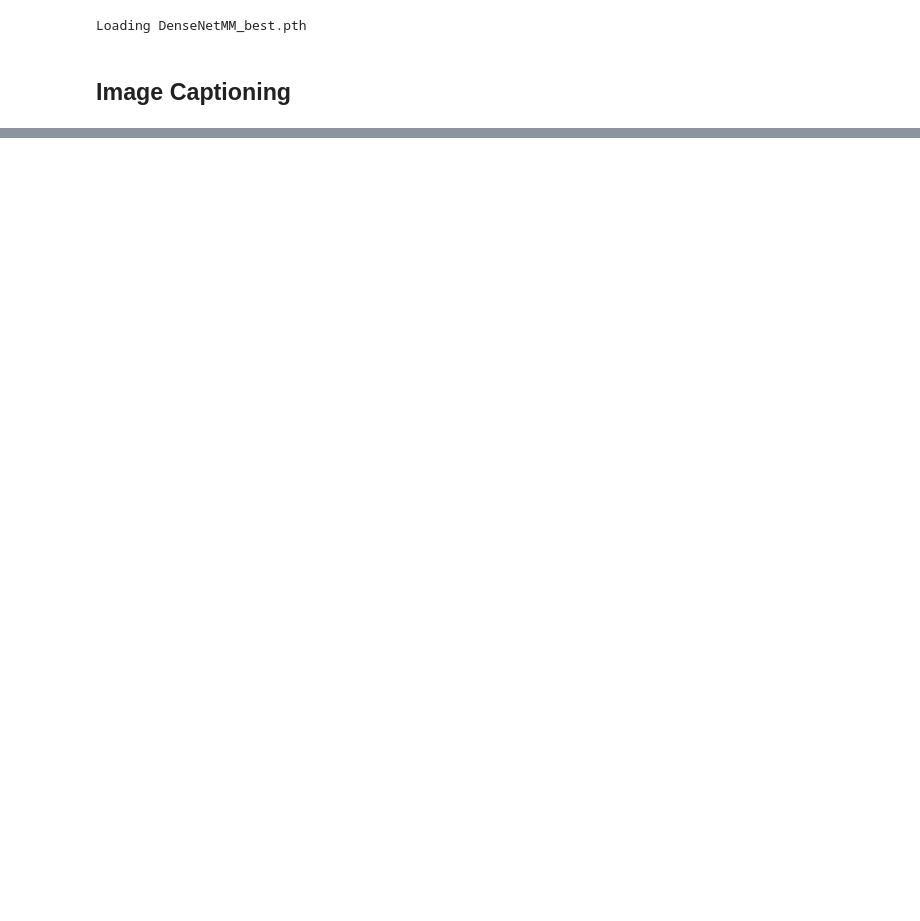
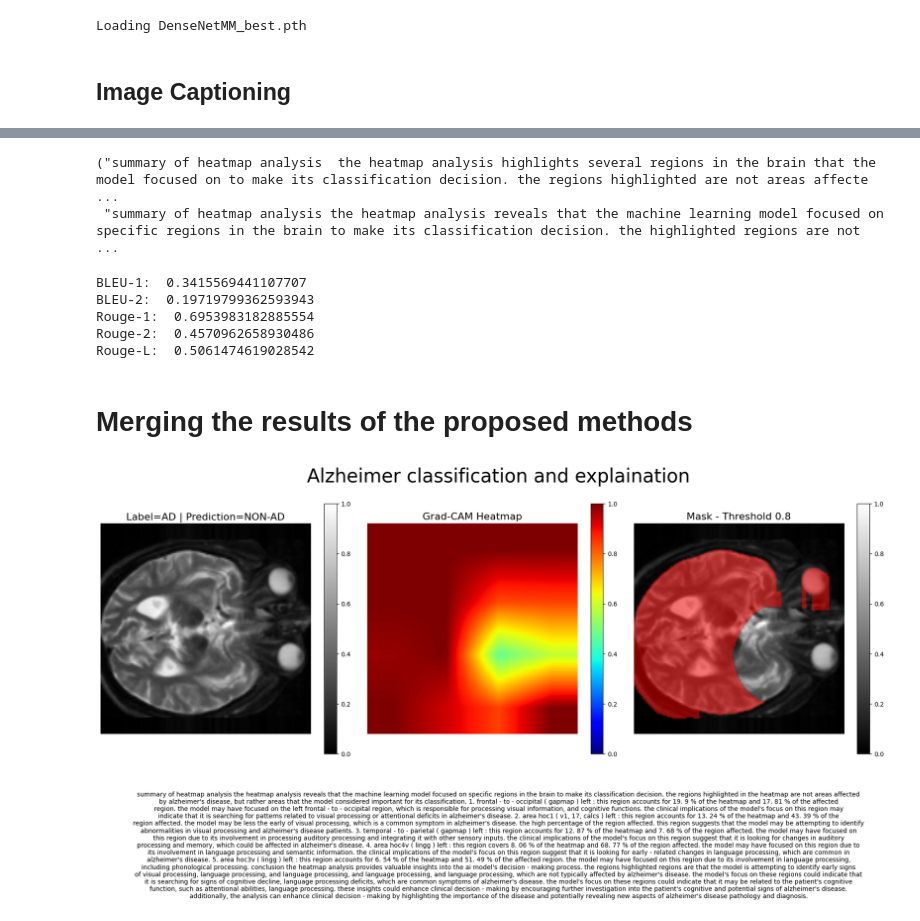
Before and after one commit to VitoNicolaLosavio/Explainable-AI-for-Alzheimer-s-Diagnosis-Textual-and-Visual-Interpretations-from-MRI, a Jupyter notebook: AlzheimerExplaination.ipynb, the cells around one changed output, grey strips where cells are left out. Saved outputs shown, nothing was run; the diff lists cells and outputs as text; code cells hidden in the pictures; blank space fills up the shorter version.

```diff
--- a/AlzheimerExplaination.ipynb
+++ b/AlzheimerExplaination.ipynb
@@ -674,0 +322,32 @@ get_results_and_plot(
+# %%
+# Add the Start-Of-Sentence token to the prompt to signal the network to start generating the caption
+sos_token = 101 * torch.ones(1, 1).long()
+output_lenght=len(test[0]['explanation'])
+
+# Set the temperature for sampling during generation
+temp = 0.5
+# %%
+computed_data = {
+    'predicted': [],
+    'ground_truth': [],
+}
+
+# Iterate over the training data loader
+for data in tqdm(data_loader_test, desc="Testing", leave=False):
+    inputs_img, captions = (
+					data['image'].to(device),
+					data['explanation']
+				)
+
+    captions = preprocessing_text(captions[0])
+    pred = generate_caption(
+        caption_model=caption_model,
+        inputs_img=inputs_img,
+        sos_token=sos_token,
+        temp=temp,
+        output_lenght=output_lenght
+    )
+
+
+    computed_data['predicted'].append(pred)
+    computed_data['ground_truth'].append(captions)
@@ -674,0 +379,23 @@ get_results_and_plot(
+# %%
+computed_data['ground_truth'][0], computed_data['predicted'][0]
+# %% [output]
+("summary of heatmap analysis  the heatmap analysis highlights several regions in the brain that the model focused on to make its classification decision. the regions highlighted are not areas affecte ...
+ "summary of heatmap analysis the heatmap analysis reveals that the machine learning model focused on specific regions in the brain to make its classification decision. the highlighted regions are not ...
+# %%
+bleu_1, bleu_2, rouge_scores = compute_metrics(computed_data['ground_truth'], computed_data['predicted'])
+
+print(
+    "BLEU-1: ", bleu_1,
+    "\nBLEU-2: ", bleu_2,
+    "\nRouge-1: ", rouge_scores['rouge1'],
+    "\nRouge-2: ", rouge_scores['rouge2'],
+    "\nRouge-L: ", rouge_scores['rougeL'],
+)
+# %% [output]
+BLEU-1:  0.3415569441107707
+BLEU-2:  0.19719799362593943
+Rouge-1:  0.6953983182885554
+Rouge-2:  0.4570962658930486
+Rouge-L:  0.5061474619028542
+# %% [markdown]
+# Merging the results of the proposed methods
@@ -674,0 +442,15 @@ get_results_and_plot(
+# %%
+# get a random example from the validation set
+example = val[random.randint(0, len(val)-1)]
+_ = get_results_and_plot(
+    or_image=example,
+    predictor=densenet,
+    generator=caption_model,
+    saved_path=saved_path,
+    sos_token=sos_token,
+    temp=temp,
+    output_lenght=output_lenght,
+    plot=True
+)
+# %% [output]
+[figure, added]
```
Also changed, not shown: parts of 37 cells of this notebook, 4 other files.
